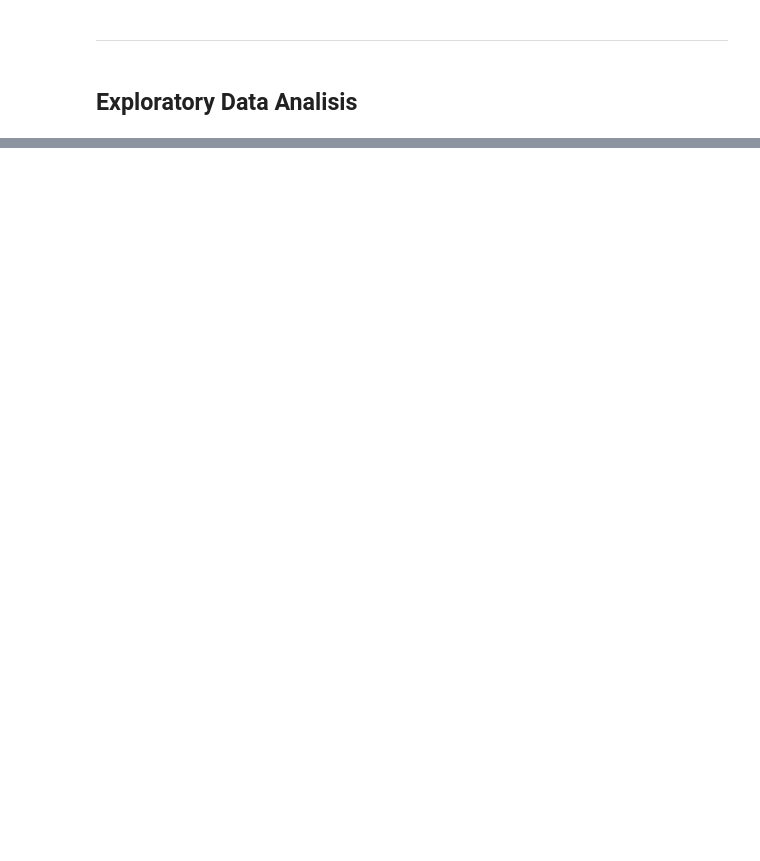
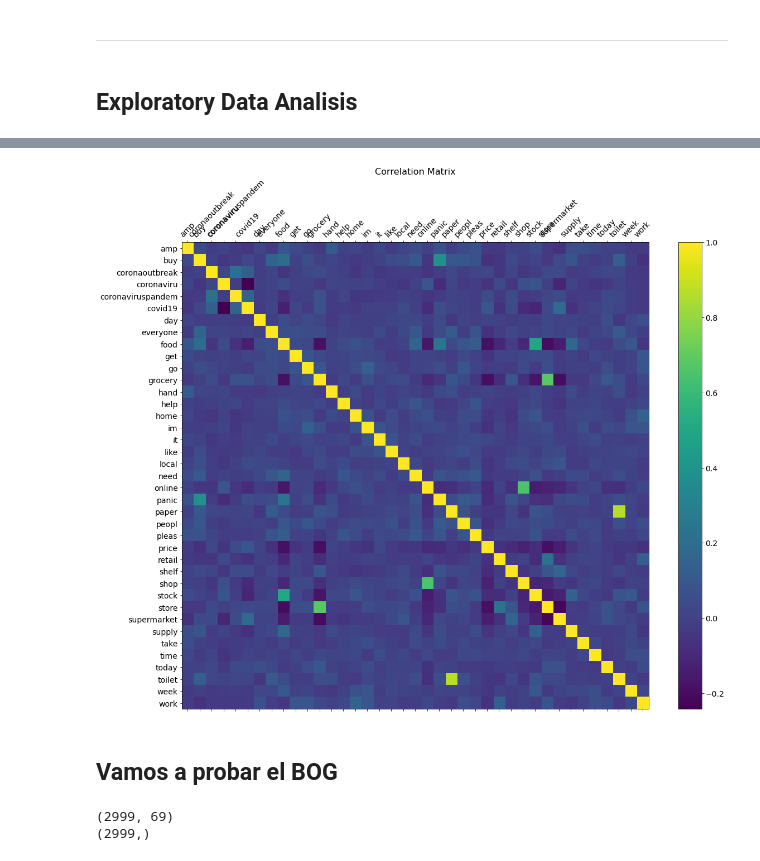
Before and after one commit to Kerman-Sanjuan/Covid-19-Tweet-Sentiment-Analysis, a Jupyter notebook: Proiektua.ipynb, the cells around one changed output, grey strips where cells are left out. Saved outputs shown, nothing was run; the diff lists cells and outputs as text; code cells hidden in the pictures; blank space fills up the shorter version.

```diff
--- a/Proiektua.ipynb
+++ b/Proiektua.ipynb
@@ -2849,3 +2855,5 @@ df.to_csv("data_preprocess.csv")
 <hr>
 # %% [markdown]
 ## Exploratory Data Analisis <a name="exploratory"></a>
+# %%
+df = pd.read_csv("data_preprocess.csv")
@@ -2851,0 +2886,9 @@ df.to_csv("data_preprocess.csv")
+# %%
+import pandas as pd
+from collections import Counter
+from sklearn.feature_extraction.text import CountVectorizer
+# lista de documentos de texto
+text_data = np.array(df["OriginalTweet"])
+vectorizer = CountVectorizer(min_df = 1) #IMPORTANTE, TENEMOS QUE JUGAR CON ESTO}
+train_bow = vectorizer.fit_transform(text_data)
+print("Shape of train matrix after BOW : ",train_bow.shape)
@@ -2851,0 +2897,4 @@ df.to_csv("data_preprocess.csv")
+# %%
+feature_names = vectorizer.get_feature_names()
+dfData=pd.DataFrame(train_bow.toarray(), columns=feature_names)
+dfData.describe()
@@ -2851,0 +2912,12 @@ df.to_csv("data_preprocess.csv")
+# %%
+f = plt.figure(figsize=(19, 15))
+plt.matshow(dfData.corr(), fignum=f.number)
+plt.xticks(range(dfData.shape[1]), dfData.columns, fontsize=14, rotation=45)
+plt.yticks(range(dfData.shape[1]), dfData.columns, fontsize=14)
+cb = plt.colorbar()
+cb.ax.tick_params(labelsize=14)
+plt.title('Correlation Matrix', fontsize=16);
+# %% [output]
+[figure, added]
+# %% [markdown]
+## Vamos a probar el BOG
@@ -2851,0 +2934,6 @@ df.to_csv("data_preprocess.csv")
+# %%
+print(X_tr.shape)
+print(y_tr.shape)
+# %% [output]
+(2999, 69)
+(2999,)
```
Also changed, not shown: parts of 26 cells of this notebook.
